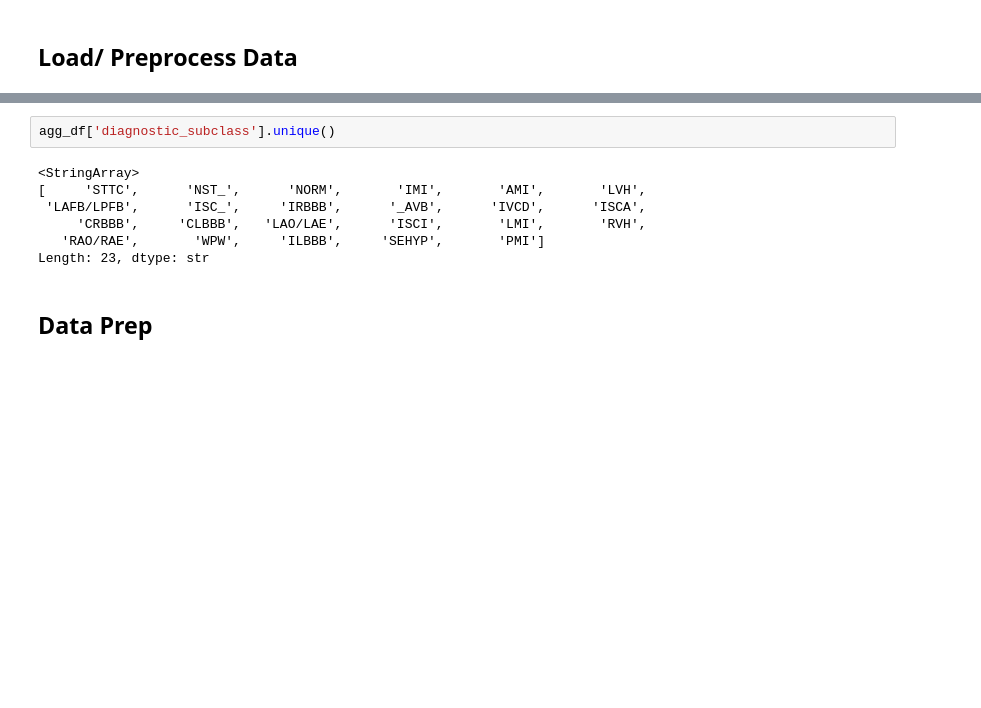
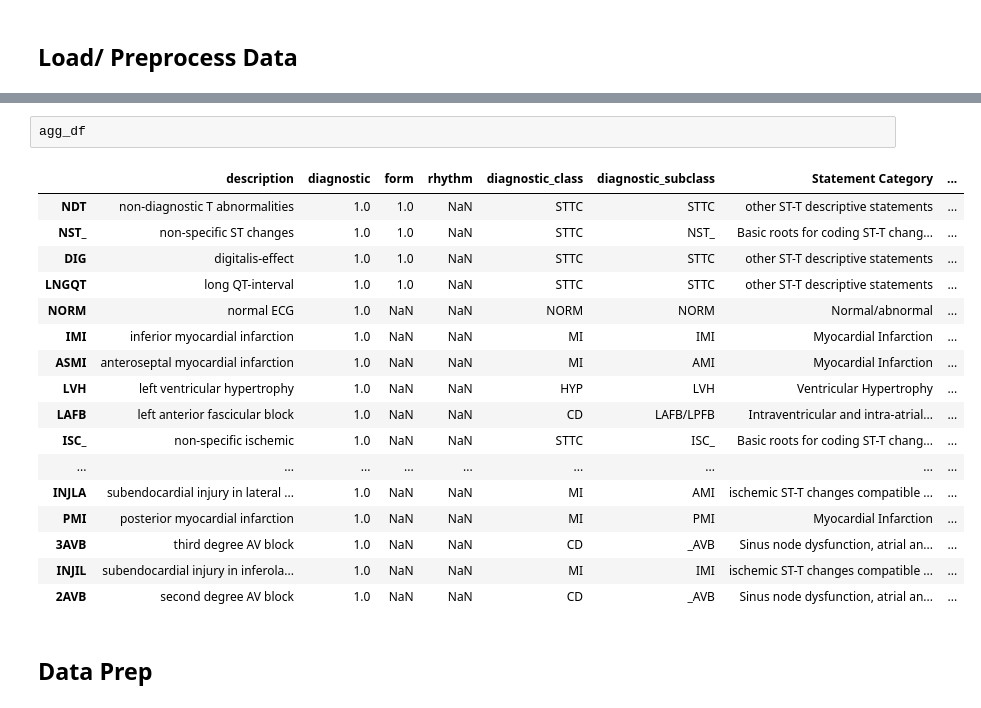
Before and after one commit to Omarcione/deep-learning-ecg-classification, a Jupyter notebook: weston-third-attempt.ipynb, the cells around one changed output, grey strips where cells are left out. Cells and saved outputs as stored; diff of their text form; blank space fills up the shorter version.

```diff
--- a/weston-third-attempt.ipynb
+++ b/weston-third-attempt.ipynb
@@ -68,12 +84,23 @@ Y['sub_diagnostic_str'] = str(Y['sub_diagnostic'])
 # %%
-agg_df['diagnostic_subclass'].unique()
+agg_df
 # %% [output]
-<StringArray>
-[     'STTC',      'NST_',      'NORM',       'IMI',       'AMI',       'LVH',
- 'LAFB/LPFB',      'ISC_',     'IRBBB',      '_AVB',      'IVCD',      'ISCA',
-     'CRBBB',     'CLBBB',   'LAO/LAE',      'ISCI',       'LMI',       'RVH',
-   'RAO/RAE',       'WPW',     'ILBBB',     'SEHYP',       'PMI']
-Length: 23, dtype: str
+|  | description | diagnostic | form | rhythm | diagnostic_class | diagnostic_subclass | Statement Category | ... |
+| NDT | non-diagnostic T abnormalities | 1.0 | 1.0 | NaN | STTC | STTC | other ST-T descriptive statements | ... |
+| NST_ | non-specific ST changes | 1.0 | 1.0 | NaN | STTC | NST_ | Basic roots for coding ST-T chang... | ... |
+| DIG | digitalis-effect | 1.0 | 1.0 | NaN | STTC | STTC | other ST-T descriptive statements | ... |
+| LNGQT | long QT-interval | 1.0 | 1.0 | NaN | STTC | STTC | other ST-T descriptive statements | ... |
+| NORM | normal ECG | 1.0 | NaN | NaN | NORM | NORM | Normal/abnormal | ... |
+| IMI | inferior myocardial infarction | 1.0 | NaN | NaN | MI | IMI | Myocardial Infarction | ... |
+| ASMI | anteroseptal myocardial infarction | 1.0 | NaN | NaN | MI | AMI | Myocardial Infarction | ... |
+| LVH | left ventricular hypertrophy | 1.0 | NaN | NaN | HYP | LVH | Ventricular Hypertrophy | ... |
+| LAFB | left anterior fascicular block | 1.0 | NaN | NaN | CD | LAFB/LPFB | Intraventricular and intra-atrial... | ... |
+| ISC_ | non-specific ischemic | 1.0 | NaN | NaN | STTC | ISC_ | Basic roots for coding ST-T chang... | ... |
+| ... | ... | ... | ... | ... | ... | ... | ... | ... |
+| INJLA | subendocardial injury in lateral ... | 1.0 | NaN | NaN | MI | AMI | ischemic ST-T changes compatible ... | ... |
+| PMI | posterior myocardial infarction | 1.0 | NaN | NaN | MI | PMI | Myocardial Infarction | ... |
+| 3AVB | third degree AV block | 1.0 | NaN | NaN | CD | _AVB | Sinus node dysfunction, atrial an... | ... |
+| INJIL | subendocardial injury in inferola... | 1.0 | NaN | NaN | MI | IMI | ischemic ST-T changes compatible ... | ... |
+| 2AVB | second degree AV block | 1.0 | NaN | NaN | CD | _AVB | Sinus node dysfunction, atrial an... | ... |
 # %% [markdown]
 ## Data Prep
 # %%
```
Also changed, not shown: parts of 1 cell of this notebook.
